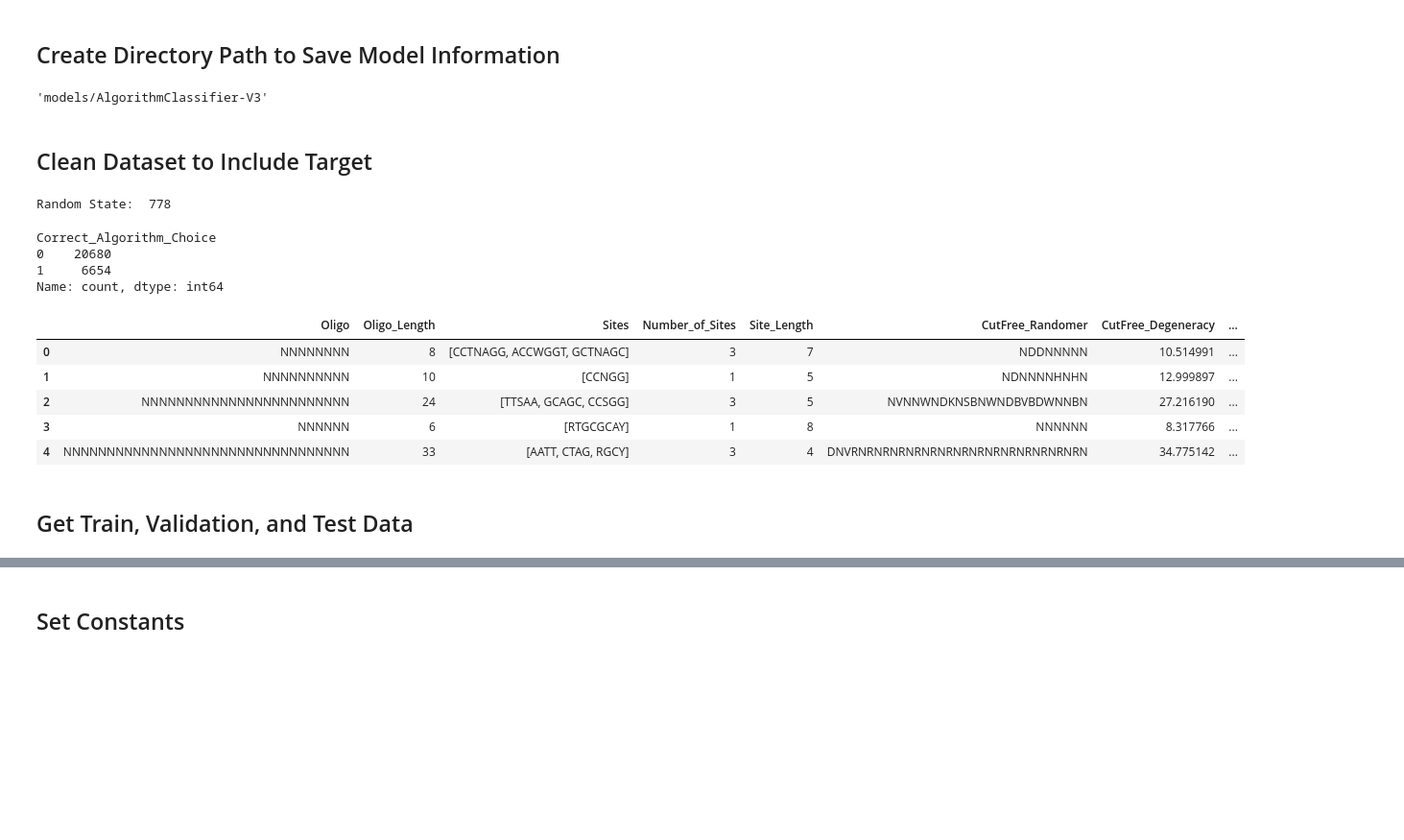
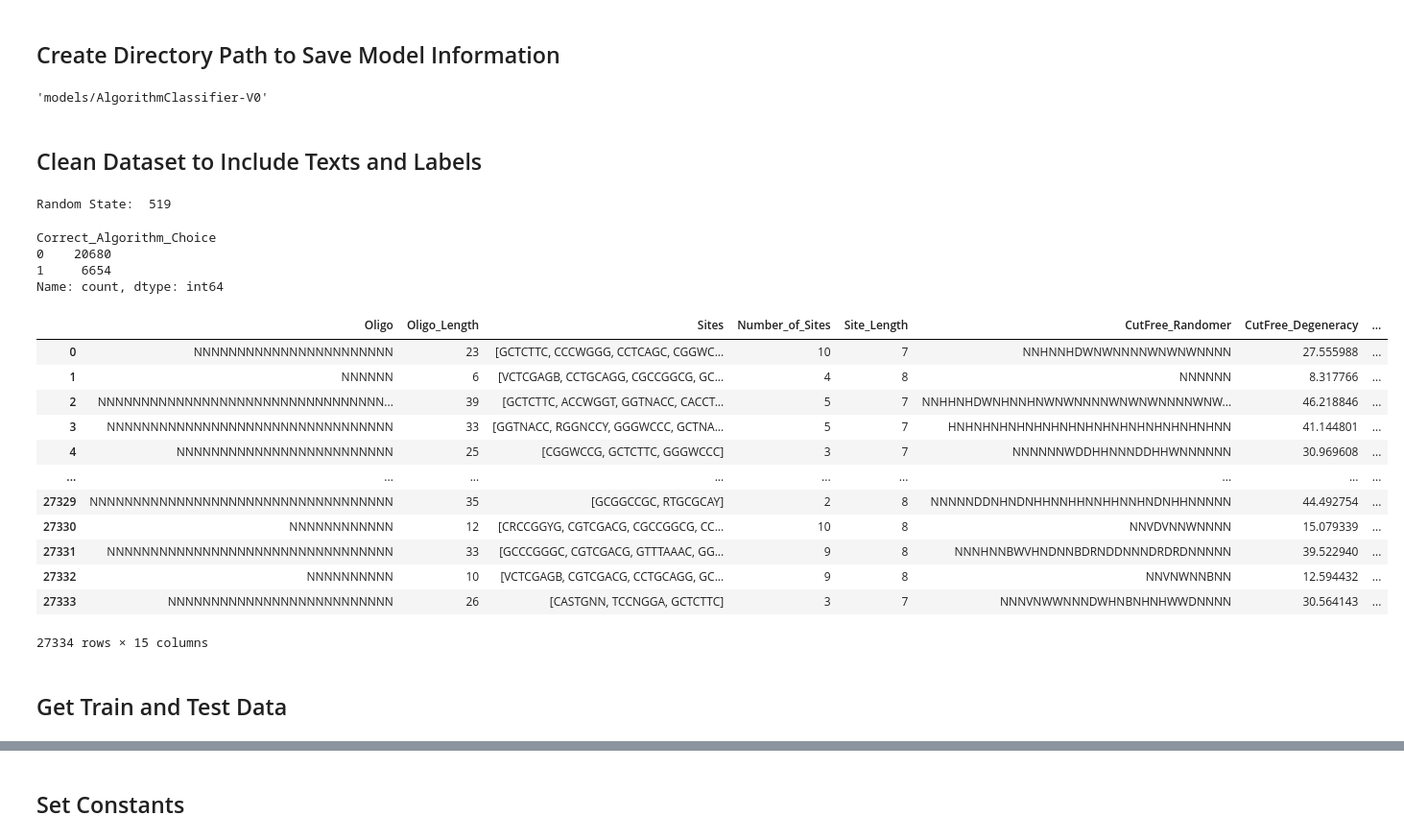
Before and after one commit to wrickord/CutFree, a Jupyter notebook: algorithm-classifier/AlgorithmClassifier.ipynb, the cells around one changed output, grey strips where cells are left out. Shown at 96% size. Drawn from its saved outputs; the diff is of its cells as text; code cells hidden in the pictures; blank space fills up the shorter version.

```diff
--- a/algorithm-classifier/AlgorithmClassifier.ipynb
+++ b/algorithm-classifier/AlgorithmClassifier.ipynb
@@ -70,22 +46,20 @@ os.mkdir(save_folder)
 # create other subdirectories
 os.mkdir(save_folder + "/checkpoints")
 os.mkdir(save_folder + "/logs")
-os.mkdir(save_folder + "/plots")
 os.mkdir(save_folder + "/results")
-os.mkdir(save_folder + "/class_weights")
 
 save_folder
 # %% [output]
-'models/AlgorithmClassifier-V3'
+'models/AlgorithmClassifier-V0'
 # %% [markdown]
-## Clean Dataset to Include Target
+## Clean Dataset to Include Texts and Labels
 # %%
 # get random state to improve validity of results
-random_state = 778 # np.random.randint(0, 1000)
+random_state = np.random.randint(0, 1000)
 
 print("Random State: ", random_state)
 # %% [output]
-Random State:  778
+Random State:  519
 # %%
 # read in data to dataframe
 file_path = "../runtime-simulations/runtime_data.csv"
@@ -131,18 +105,59 @@ df = df.sample(
     frac=1,
     random_state=random_state
 ).reset_index(drop=True).drop(columns=["Unnamed: 0"])
-
-df.head()
 # %% [output]
 Correct_Algorithm_Choice
 0    20680
 1     6654
 Name: count, dtype: int64
-|  | Oligo | Oligo_Length | Sites | Number_of_Sites | Site_Length | CutFree_Randomer | CutFree_Degeneracy | ... |
-| 0 | NNNNNNNN | 8 | [CCTNAGG, ACCWGGT, GCTNAGC] | 3 | 7 | NDDNNNNN | 10.514991 | ... |
-| 1 | NNNNNNNNNN | 10 | [CCNGG] | 1 | 5 | NDNNNNHNHN | 12.999897 | ... |
-| 2 | NNNNNNNNNNNNNNNNNNNNNNNN | 24 | [TTSAA, GCAGC, CCSGG] | 3 | 5 | NVNNWNDKNSBNWNDBVBDWNNBN | 27.216190 | ... |
-| 3 | NNNNNN | 6 | [RTGCGCAY] | 1 | 8 | NNNNNN | 8.317766 | ... |
-| 4 | NNNNNNNNNNNNNNNNNNNNNNNNNNNNNNNNN | 33 | [AATT, CTAG, RGCY] | 3 | 4 | DNVRNRNRNRNRNRNRNRNRNRNRNRNRNRNRN | 34.775142 | ... |
+# %%
+# gather text and label information for tokenization by concatenating a padded
+# version of the restriction sites together and adding the oligo length, number
+# of sites, and site length to the end of the string for future reference
+texts = []
+labels = []
+for index, row in df.iterrows():
+    temp_text = []
+    for site in row["Sites"]:
+        site = site + " "
+        temp_text.append(site)
+
+    oligo_length = row["Oligo_Length"]
+    if oligo_length < 10:
+        oligo_length = "0" + str(oligo_length)
+    temp_text.append(str(oligo_length))
+
+    number_of_sites = row["Number_of_Sites"]
+    if number_of_sites < 10:
+        number_of_sites = "0" + str(number_of_sites)
+    temp_text.append(str(number_of_sites))
+
+    site_length = row["Site_Length"]
+    if site_length < 10:
+        site_length = "0" + str(site_length)
+    temp_text.append(str(site_length))
+
+    texts.append("".join(temp_text))
+    labels.append(row["Correct_Algorithm_Choice"])
+
+# add texts and labels to dataframe
+df["text"] = texts
+df["label"] = labels
+
+df
+# %% [output]
+|  | Oligo | Oligo_Length | Sites | Number_of_Sites | Site_Length | CutFree_Randomer | CutFree_Degeneracy | ... |
+| 0 | NNNNNNNNNNNNNNNNNNNNNNN | 23 | [GCTCTTC, CCCWGGG, CCTCAGC, CGGWC... | 10 | 7 | NNHNNHDWNWNNNNWNWNWNNNN | 27.555988 | ... |
+| 1 | NNNNNN | 6 | [VCTCGAGB, CCTGCAGG, CGCCGGCG, GC... | 4 | 8 | NNNNNN | 8.317766 | ... |
+| 2 | NNNNNNNNNNNNNNNNNNNNNNNNNNNNNNNNN... | 39 | [GCTCTTC, ACCWGGT, GGTNACC, CACCT... | 5 | 7 | NNHHNHDWNHNNHNWNWNNNNWNWNWNNNNWNW... | 46.218846 | ... |
+| 3 | NNNNNNNNNNNNNNNNNNNNNNNNNNNNNNNNN | 33 | [GGTNACC, RGGNCCY, GGGWCCC, GCTNA... | 5 | 7 | HNHNHNHNHNHNHNHNHNHNHNHNHNHNHNHNN | 41.144801 | ... |
+| 4 | NNNNNNNNNNNNNNNNNNNNNNNNN | 25 | [CGGWCCG, GCTCTTC, GGGWCCC] | 3 | 7 | NNNNNNWDDHHNNNDDHHWNNNNNN | 30.969608 | ... |
+| ... | ... | ... | ... | ... | ... | ... | ... | ... |
+| 27329 | NNNNNNNNNNNNNNNNNNNNNNNNNNNNNNNNNNN | 35 | [GCGGCCGC, RTGCGCAY] | 2 | 8 | NNNNNDDNHNDNHHNNHHNNHHNNHNDNHHNNNNN | 44.492754 | ... |
+| 27330 | NNNNNNNNNNNN | 12 | [CRCCGGYG, CGTCGACG, CGCCGGCG, CC... | 10 | 8 | NNVDVNNWNNNN | 15.079339 | ... |
+| 27331 | NNNNNNNNNNNNNNNNNNNNNNNNNNNNNNNNN | 33 | [GCCCGGGC, CGTCGACG, GTTTAAAC, GG... | 9 | 8 | NNNHNNBWVHNDNNBDRNDDNNNDRDRDNNNNN | 39.522940 | ... |
+| 27332 | NNNNNNNNNN | 10 | [VCTCGAGB, CGTCGACG, CCTGCAGG, GC... | 9 | 8 | NNVNWNNBNN | 12.594432 | ... |
+| 27333 | NNNNNNNNNNNNNNNNNNNNNNNNNN | 26 | [CASTGNN, TCCNGGA, GCTCTTC] | 3 | 7 | NNNVNWWNNNDWHNBNHNHWWDNNNN | 30.564143 | ... |
+27334 rows × 15 columns
 # %% [markdown]
-## Get Train, Validation, and Test Data
+## Get Train and Test Data
```
Also changed, not shown: parts of 38 cells of this notebook.
